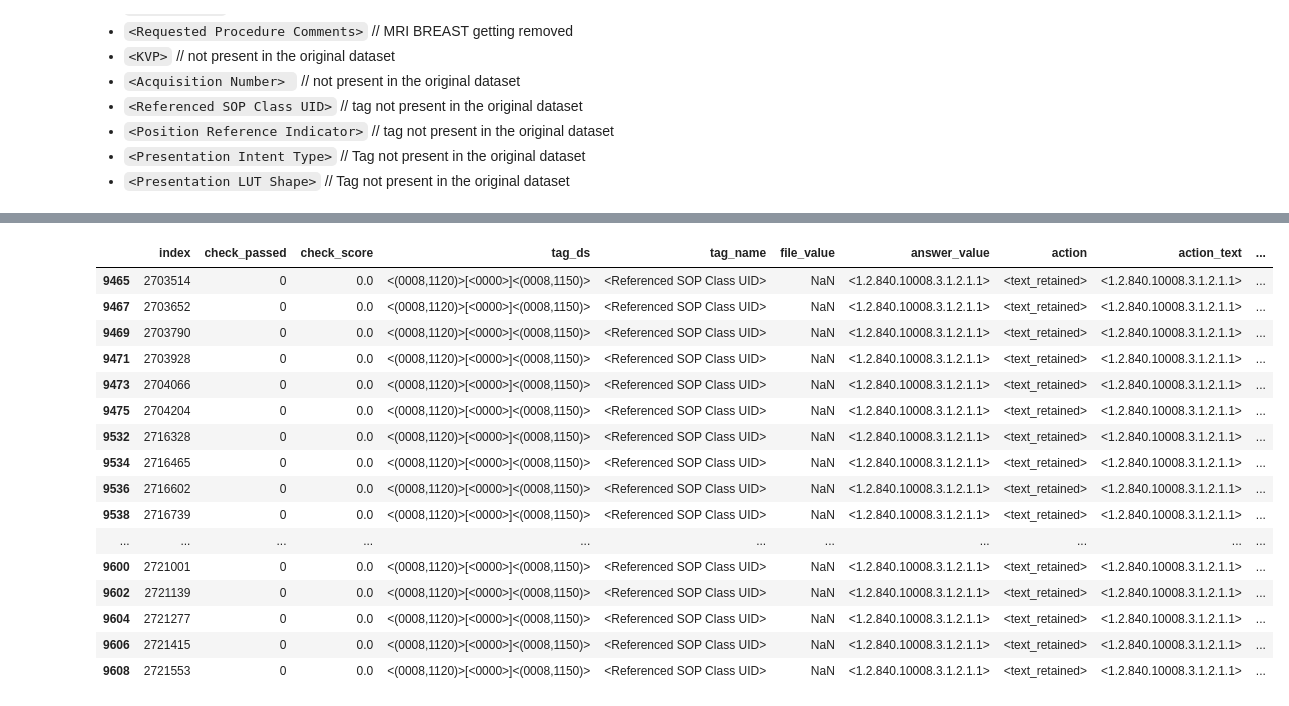
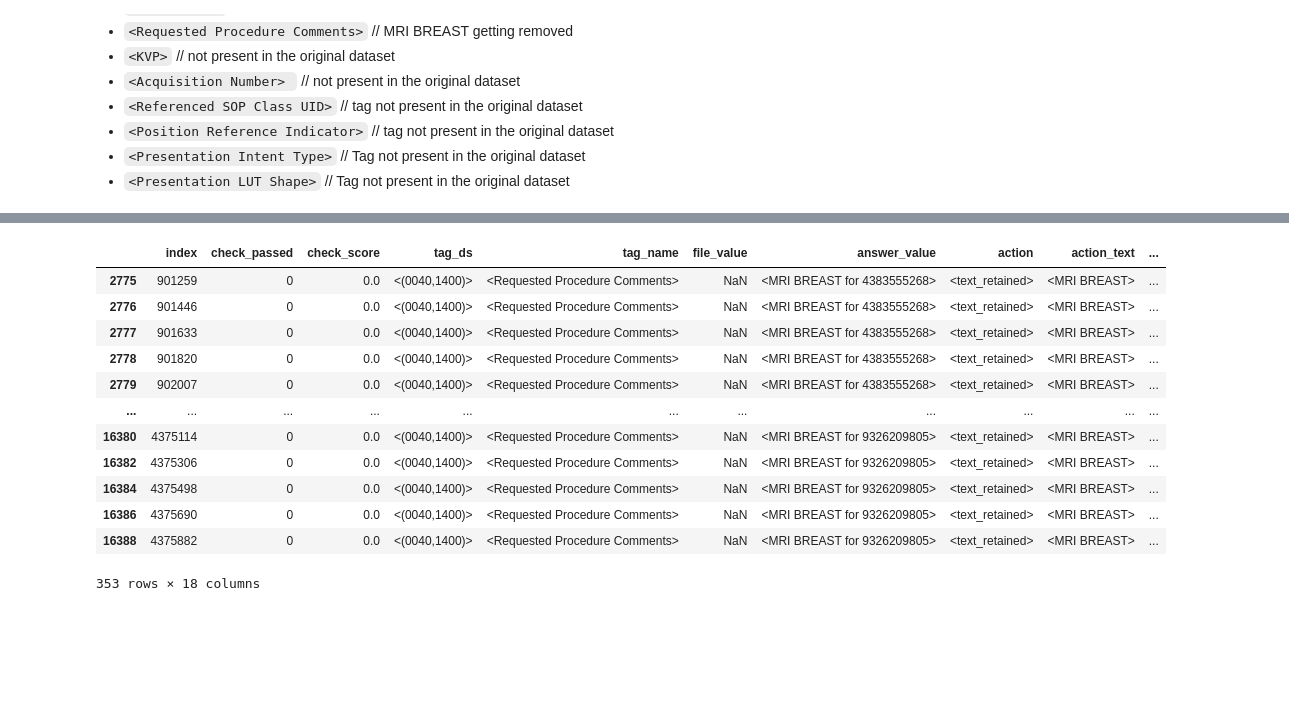
Before and after one commit to MIC-DKFZ/miccai2024_midi-b-submission, a Jupyter notebook: notebooks/exp_decprenacy_report.ipynb, the cells around one changed output, grey strips where cells are left out. Saved outputs shown, nothing was run; the diff lists cells and outputs as text; code cells hidden in the pictures; blank space fills up the shorter version.

```diff
--- a/notebooks/exp_decprenacy_report.ipynb
+++ b/notebooks/exp_decprenacy_report.ipynb
@@ -69,22 +69,18 @@ report_df[(report_df['patient'] == '<Pseudo-PHI-072>') & (report_df['file_name']
 | 11685 | 3164074 | 0 | 0.0 | <(0012,0051)> | <Clinical Trial Time Point Descri... | <Days offset from diagnosis> | <Days offset from diagnosis> | <text_removed> | <Days offset from diagnosis> | ... |
 | 12338 | 3301828 | 0 | 0.0 | <(0012,0051)> | <Clinical Trial Time Point Descri... | <Days offset from diagnosis> | <Days offset from diagnosis> | <text_removed> | <Days offset from diagnosis> | ... |
 # %%
-report_df[(report_df['tag_name'] == '<Referenced SOP Class UID>')]
+report_df[(report_df['tag_name'] == '<Requested Procedure Comments>')]
 # %% [output]
 |  | index | check_passed | check_score | tag_ds | tag_name | file_value | answer_value | action | action_text | ... |
-| 9465 | 2703514 | 0 | 0.0 | <(0008,1120)>[<0000>]<(0008,1150)> | <Referenced SOP Class UID> | NaN | <1.2.840.10008.3.1.2.1.1> | <text_retained> | <1.2.840.10008.3.1.2.1.1> | ... |
-| 9467 | 2703652 | 0 | 0.0 | <(0008,1120)>[<0000>]<(0008,1150)> | <Referenced SOP Class UID> | NaN | <1.2.840.10008.3.1.2.1.1> | <text_retained> | <1.2.840.10008.3.1.2.1.1> | ... |
-| 9469 | 2703790 | 0 | 0.0 | <(0008,1120)>[<0000>]<(0008,1150)> | <Referenced SOP Class UID> | NaN | <1.2.840.10008.3.1.2.1.1> | <text_retained> | <1.2.840.10008.3.1.2.1.1> | ... |
-| 9471 | 2703928 | 0 | 0.0 | <(0008,1120)>[<0000>]<(0008,1150)> | <Referenced SOP Class UID> | NaN | <1.2.840.10008.3.1.2.1.1> | <text_retained> | <1.2.840.10008.3.1.2.1.1> | ... |
-| 9473 | 2704066 | 0 | 0.0 | <(0008,1120)>[<0000>]<(0008,1150)> | <Referenced SOP Class UID> | NaN | <1.2.840.10008.3.1.2.1.1> | <text_retained> | <1.2.840.10008.3.1.2.1.1> | ... |
-| 9475 | 2704204 | 0 | 0.0 | <(0008,1120)>[<0000>]<(0008,1150)> | <Referenced SOP Class UID> | NaN | <1.2.840.10008.3.1.2.1.1> | <text_retained> | <1.2.840.10008.3.1.2.1.1> | ... |
-| 9532 | 2716328 | 0 | 0.0 | <(0008,1120)>[<0000>]<(0008,1150)> | <Referenced SOP Class UID> | NaN | <1.2.840.10008.3.1.2.1.1> | <text_retained> | <1.2.840.10008.3.1.2.1.1> | ... |
-| 9534 | 2716465 | 0 | 0.0 | <(0008,1120)>[<0000>]<(0008,1150)> | <Referenced SOP Class UID> | NaN | <1.2.840.10008.3.1.2.1.1> | <text_retained> | <1.2.840.10008.3.1.2.1.1> | ... |
-| 9536 | 2716602 | 0 | 0.0 | <(0008,1120)>[<0000>]<(0008,1150)> | <Referenced SOP Class UID> | NaN | <1.2.840.10008.3.1.2.1.1> | <text_retained> | <1.2.840.10008.3.1.2.1.1> | ... |
-| 9538 | 2716739 | 0 | 0.0 | <(0008,1120)>[<0000>]<(0008,1150)> | <Referenced SOP Class UID> | NaN | <1.2.840.10008.3.1.2.1.1> | <text_retained> | <1.2.840.10008.3.1.2.1.1> | ... |
+| 2775 | 901259 | 0 | 0.0 | <(0040,1400)> | <Requested Procedure Comments> | NaN | <MRI BREAST for 4383555268> | <text_retained> | <MRI BREAST> | ... |
+| 2776 | 901446 | 0 | 0.0 | <(0040,1400)> | <Requested Procedure Comments> | NaN | <MRI BREAST for 4383555268> | <text_retained> | <MRI BREAST> | ... |
+| 2777 | 901633 | 0 | 0.0 | <(0040,1400)> | <Requested Procedure Comments> | NaN | <MRI BREAST for 4383555268> | <text_retained> | <MRI BREAST> | ... |
+| 2778 | 901820 | 0 | 0.0 | <(0040,1400)> | <Requested Procedure Comments> | NaN | <MRI BREAST for 4383555268> | <text_retained> | <MRI BREAST> | ... |
+| 2779 | 902007 | 0 | 0.0 | <(0040,1400)> | <Requested Procedure Comments> | NaN | <MRI BREAST for 4383555268> | <text_retained> | <MRI BREAST> | ... |
 | ... | ... | ... | ... | ... | ... | ... | ... | ... | ... | ... |
-| 9600 | 2721001 | 0 | 0.0 | <(0008,1120)>[<0000>]<(0008,1150)> | <Referenced SOP Class UID> | NaN | <1.2.840.10008.3.1.2.1.1> | <text_retained> | <1.2.840.10008.3.1.2.1.1> | ... |
-| 9602 | 2721139 | 0 | 0.0 | <(0008,1120)>[<0000>]<(0008,1150)> | <Referenced SOP Class UID> | NaN | <1.2.840.10008.3.1.2.1.1> | <text_retained> | <1.2.840.10008.3.1.2.1.1> | ... |
-| 9604 | 2721277 | 0 | 0.0 | <(0008,1120)>[<0000>]<(0008,1150)> | <Referenced SOP Class UID> | NaN | <1.2.840.10008.3.1.2.1.1> | <text_retained> | <1.2.840.10008.3.1.2.1.1> | ... |
-| 9606 | 2721415 | 0 | 0.0 | <(0008,1120)>[<0000>]<(0008,1150)> | <Referenced SOP Class UID> | NaN | <1.2.840.10008.3.1.2.1.1> | <text_retained> | <1.2.840.10008.3.1.2.1.1> | ... |
-| 9608 | 2721553 | 0 | 0.0 | <(0008,1120)>[<0000>]<(0008,1150)> | <Referenced SOP Class UID> | NaN | <1.2.840.10008.3.1.2.1.1> | <text_retained> | <1.2.840.10008.3.1.2.1.1> | ... |
+| 16380 | 4375114 | 0 | 0.0 | <(0040,1400)> | <Requested Procedure Comments> | NaN | <MRI BREAST for 9326209805> | <text_retained> | <MRI BREAST> | ... |
+| 16382 | 4375306 | 0 | 0.0 | <(0040,1400)> | <Requested Procedure Comments> | NaN | <MRI BREAST for 9326209805> | <text_retained> | <MRI BREAST> | ... |
+| 16384 | 4375498 | 0 | 0.0 | <(0040,1400)> | <Requested Procedure Comments> | NaN | <MRI BREAST for 9326209805> | <text_retained> | <MRI BREAST> | ... |
+| 16386 | 4375690 | 0 | 0.0 | <(0040,1400)> | <Requested Procedure Comments> | NaN | <MRI BREAST for 9326209805> | <text_retained> | <MRI BREAST> | ... |
+| 16388 | 4375882 | 0 | 0.0 | <(0040,1400)> | <Requested Procedure Comments> | NaN | <MRI BREAST for 9326209805> | <text_retained> | <MRI BREAST> | ... |
+353 rows × 18 columns
```
Also changed, not shown: 6 other files.
